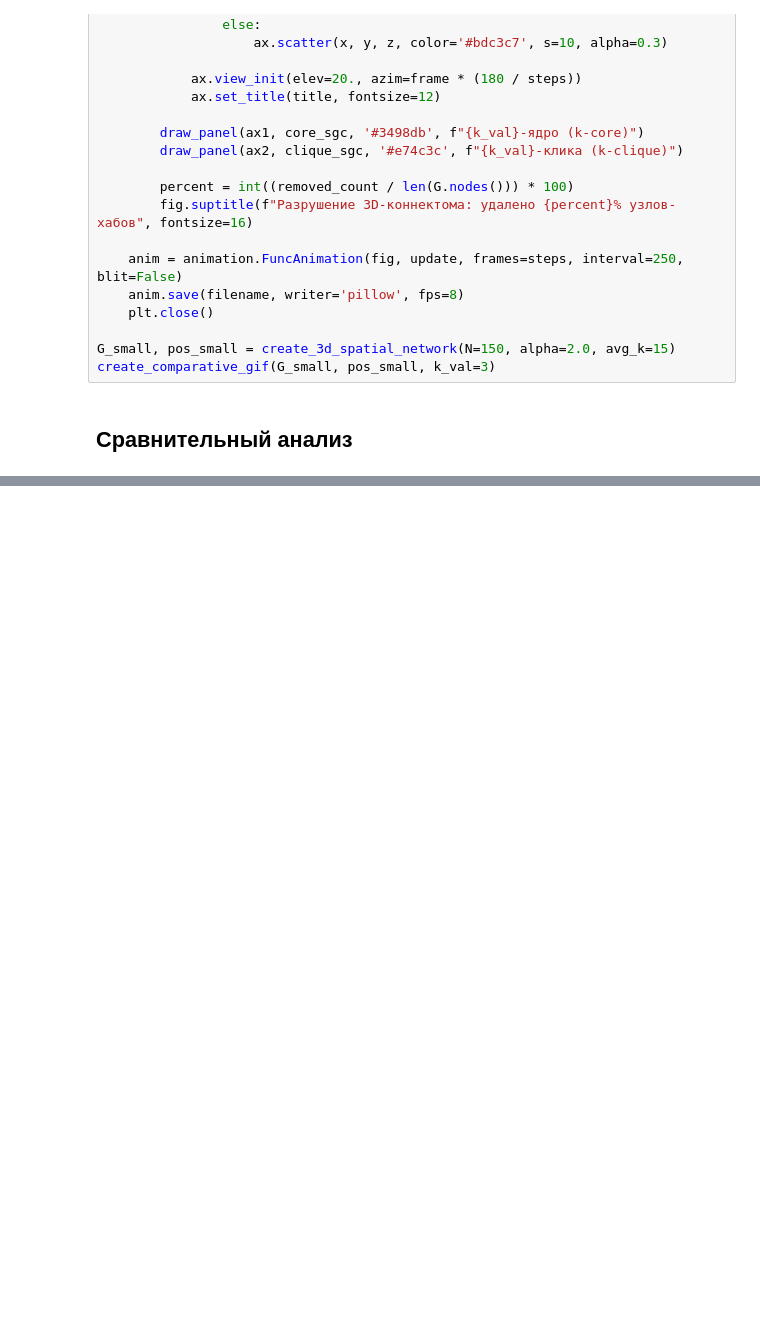
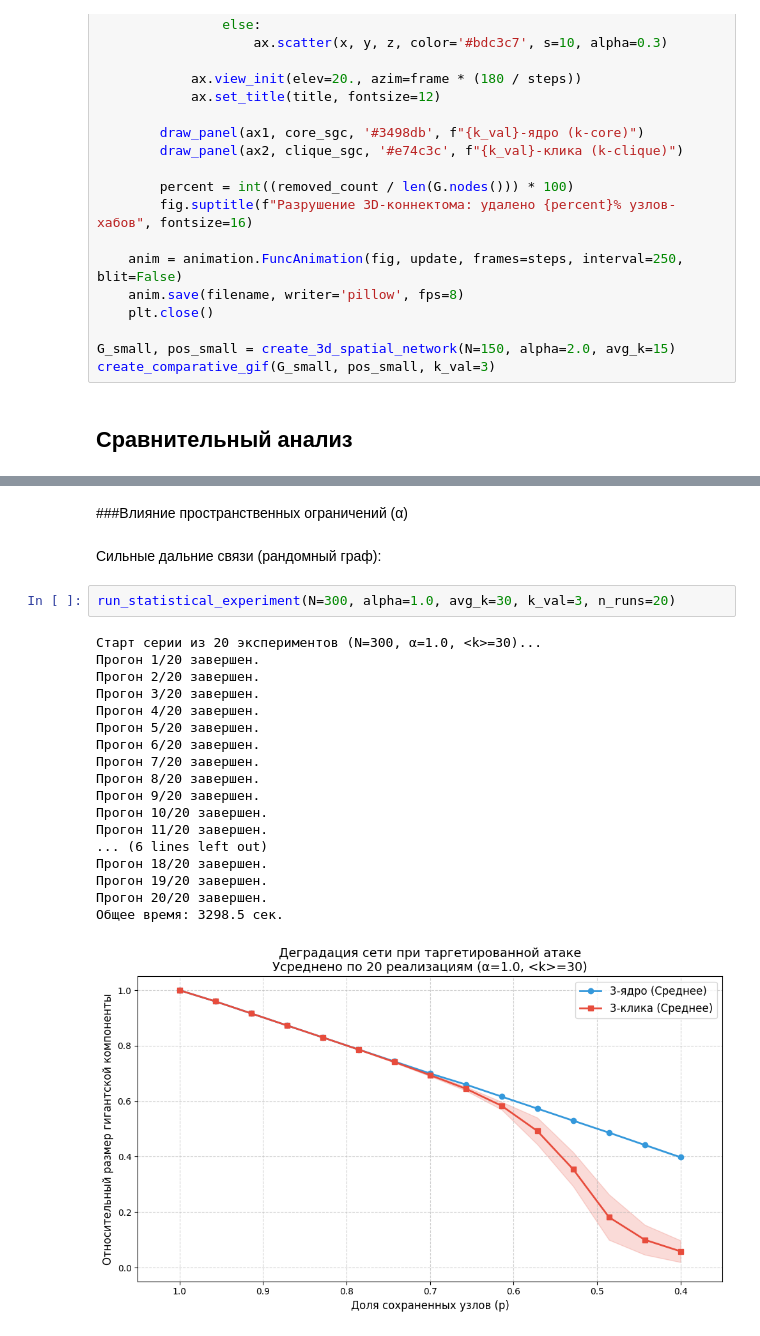
Before and after one commit to brfrmhvn/Percolation-Longrange, a Jupyter notebook: scripts/demo/demo-plot.ipynb, the cells around one changed output, grey strips where cells are left out. Saved outputs shown, nothing was run; the diff lists cells and outputs as text; blank space fills up the shorter version.

Commit message:
experiments

```diff
--- a/scripts/demo/demo-plot.ipynb
+++ b/scripts/demo/demo-plot.ipynb
@@ -1113,0 +1133,25 @@ run_statistical_experiment(N=300, alpha=2.0, avg_k=30, k_val=3, n_runs=20)
+# %% [markdown]
+###Влияние пространственных ограничений (α)
+# %% [markdown]
+Сильные дальние связи (рандомный граф):
+# %%
+run_statistical_experiment(N=300, alpha=1.0, avg_k=30, k_val=3, n_runs=20)
+# %% [output]
+Старт серии из 20 экспериментов (N=300, α=1.0, <k>=30)...
+Прогон 1/20 завершен.
+Прогон 2/20 завершен.
+Прогон 3/20 завершен.
+Прогон 4/20 завершен.
+Прогон 5/20 завершен.
+Прогон 6/20 завершен.
+Прогон 7/20 завершен.
+Прогон 8/20 завершен.
+Прогон 9/20 завершен.
+Прогон 10/20 завершен.
+Прогон 11/20 завершен.
+... (6 lines left out)
+Прогон 18/20 завершен.
+Прогон 19/20 завершен.
+Прогон 20/20 завершен.
+Общее время: 3298.5 сек.
+[figure, added]
```
Also changed, not shown: parts of 8 cells of this notebook.
